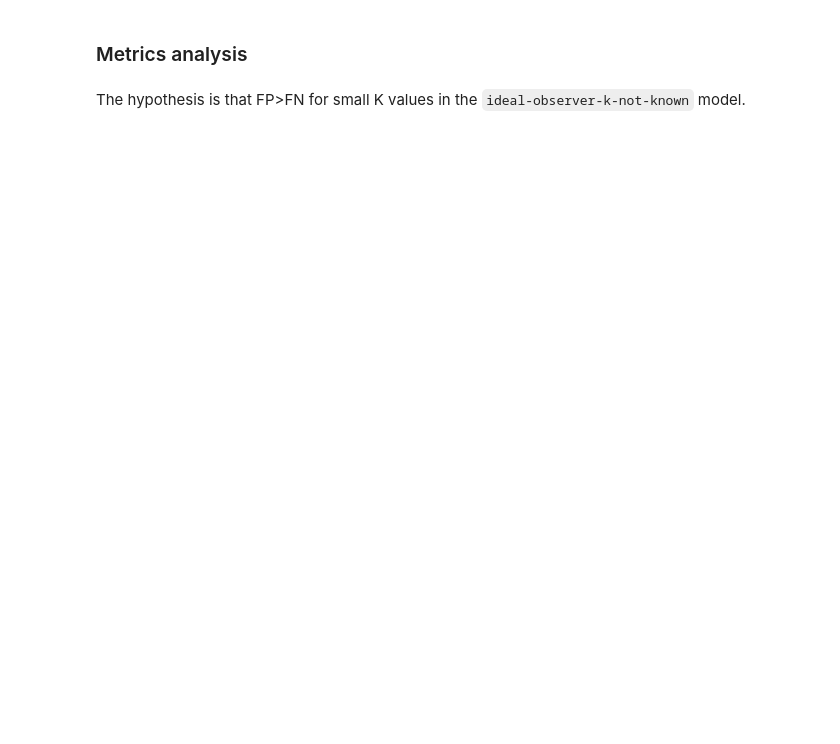
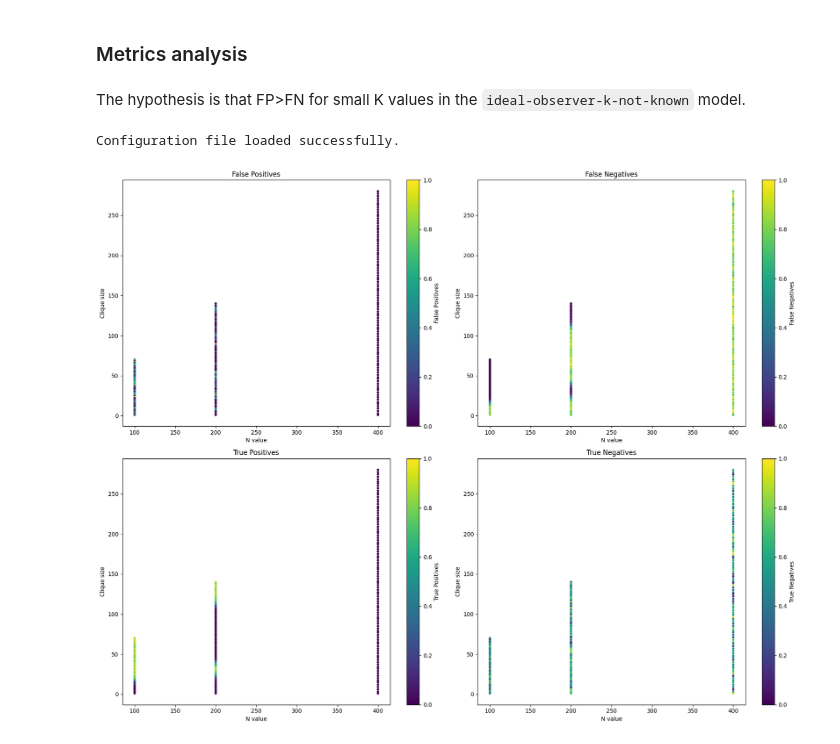
Before and after one commit to danieletirinnanzi/HUPLACLIP-NNs, a Jupyter notebook: scripts/Ideal-observer_performance/Ideal-observer_performance.ipynb, the cells around one changed output. Drawn from its saved outputs; the diff is of its cells as text; code cells hidden in the pictures; blank space fills up the shorter version.

```diff
--- a/scripts/Ideal-observer_performance/Ideal-observer_performance.ipynb
+++ b/scripts/Ideal-observer_performance/Ideal-observer_performance.ipynb
@@ -487,3 +547,44 @@ P-corrected values for each clique size value:  [0.49734782 0.49696663 0.4965594
 ### Metrics analysis
 # %% [markdown]
 The hypothesis is that FP>FN  for small K values in the `ideal-observer-k-not-known` model.
+# %%
+# read configuration file:
+config = load_config(
+    os.path.join("Ideal-observer_test_config.yml")
+)
+global_metric_df = pd.DataFrame()
+
+# looping over the different graph sizes in the experiment:
+for graph_size in [100, 200, 400]:
+    file_path = os.path.join(os.getcwd(), "results", "ideal-observer-k-not-known", f"Ideal-observer-k-not-known_N{graph_size}_metrics.csv")
+    metrics_df = pd.read_csv(file_path)
+    global_metric_df = pd.concat([global_metric_df, metrics_df], ignore_index=True)
+
+# normalizing metrics for better visualization:
+cols_to_visualize = ['FP', 'FN', 'TP', 'TN']
+global_metric_df[cols_to_visualize] = (global_metric_df[cols_to_visualize] - global_metric_df[cols_to_visualize].min()) / (global_metric_df[cols_to_visualize].max() - global_metric_df[cols_to_visualize].min())
+
+# Visualizing FP, FN, TP, TN in a 2x2 grid with N value on the x-axis and clique size on the y-axis (color-coded):
+fig, axes = plt.subplots(2, 2, figsize=(18, 14))
+metrics = ['FP', 'FN', 'TP', 'TN']
+titles = ['False Positives', 'False Negatives', 'True Positives', 'True Negatives']
+
+for idx, (metric, title) in enumerate(zip(metrics, titles)):
+    ax = axes[idx // 2, idx % 2]
+    im = ax.scatter(
+        global_metric_df['N_value'],
+        global_metric_df['clique_size'],
+        c=global_metric_df[metric],
+        cmap='viridis',
+        s=10
+    )
+    ax.set_title(title)
+    ax.set_xlabel('N value')
+    ax.set_ylabel('Clique size')
+    fig.colorbar(im, ax=ax, label=title)
+
+plt.tight_layout()
+plt.show()
+# %% [output]
+Configuration file loaded successfully.
+[figure, added]
```
Also changed, not shown: parts of 5 cells of this notebook, 28 other files.
